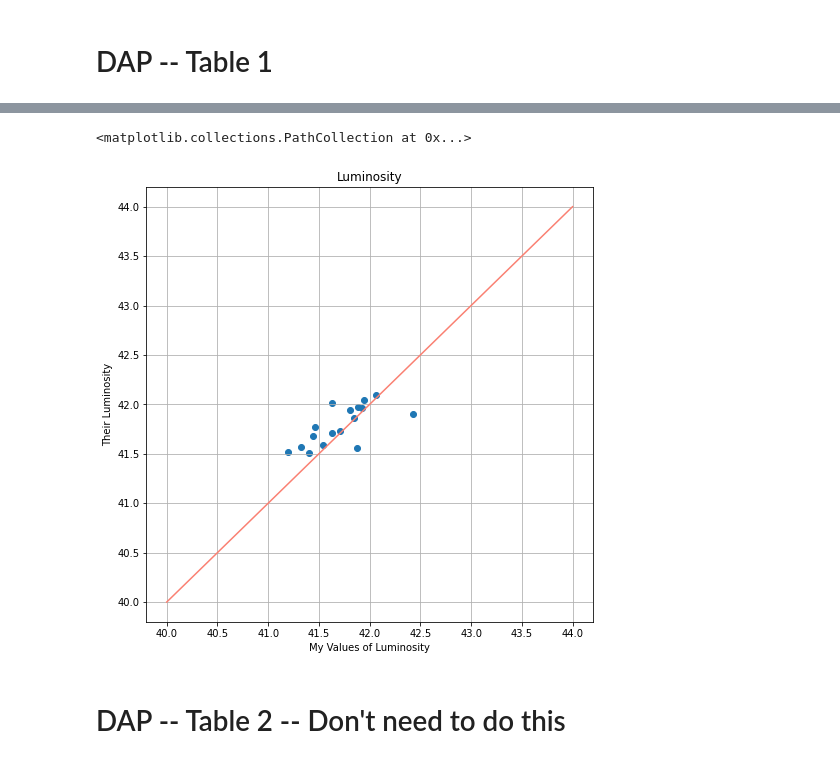
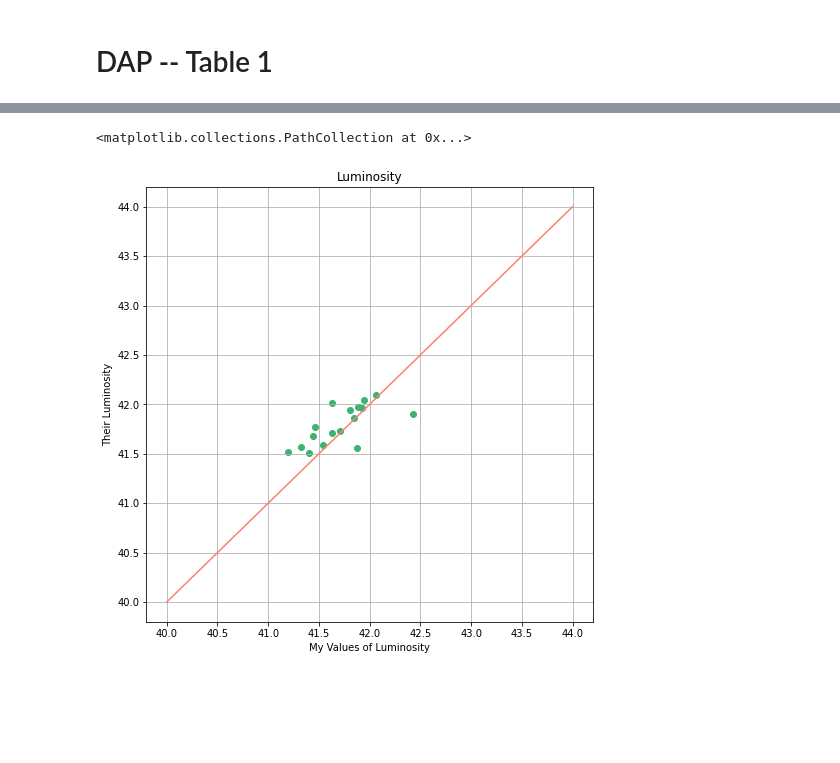
Before and after one commit to Natacha-U/Snr-Prj, a Jupyter notebook: Notebooks/H-Alpha/Area_Calculator.ipynb, the cells around one changed output, grey strips where cells are left out. Saved outputs shown, nothing was run; the diff lists cells and outputs as text; code cells hidden in the pictures; blank space fills up the shorter version.

```diff
--- a/Notebooks/H-Alpha/Area_Calculator.ipynb
+++ b/Notebooks/H-Alpha/Area_Calculator.ipynb
@@ -60,7 +60,7 @@ ha_lum_dist_problems = [525.4, 607.3, 535.3]
 # csv_input['D_L Mpc'] = ha_lum_dist
 # csv_input.to_csv('ha_list.csv', index=False)
 # %%
-# ha_table_1 = pd.read_csv('ha_list.csv')
+ha_table_1 = pd.read_csv('ha_list.csv')
 # ha_table_1
 # %%
 lum_dist = ha_table_1['D_L Mpc']
@@ -189,15 +142,13 @@ ha_table_1
 # %%
 plt.figure(figsize = (8,8))
 plt.grid()
 # plt.xlim(350,650)
 # plt.ylim(350,650)
 plt.xlabel('My Values of Luminosity')
 plt.ylabel('Their Luminosity')
 plt.title('Luminosity')
 plt.plot([40,44], [40,44], color = 'salmon')
-plt.scatter(np.log10(ha_table_1['L erg/s']), np.log10(ha_table_1['Their Lum']))
+plt.scatter(np.log10(ha_table_1['L erg/s']), np.log10(ha_table_1['Their Lum']), color = 'mediumseagreen')
 # %% [output]
 <matplotlib.collections.PathCollection at 0x...>
-[figure, old version]
+[figure, new version]
-# %% [markdown]
-# DAP -- Table 2 -- Don't need to do this
```
Also changed, not shown: parts of 26 cells of this notebook.
